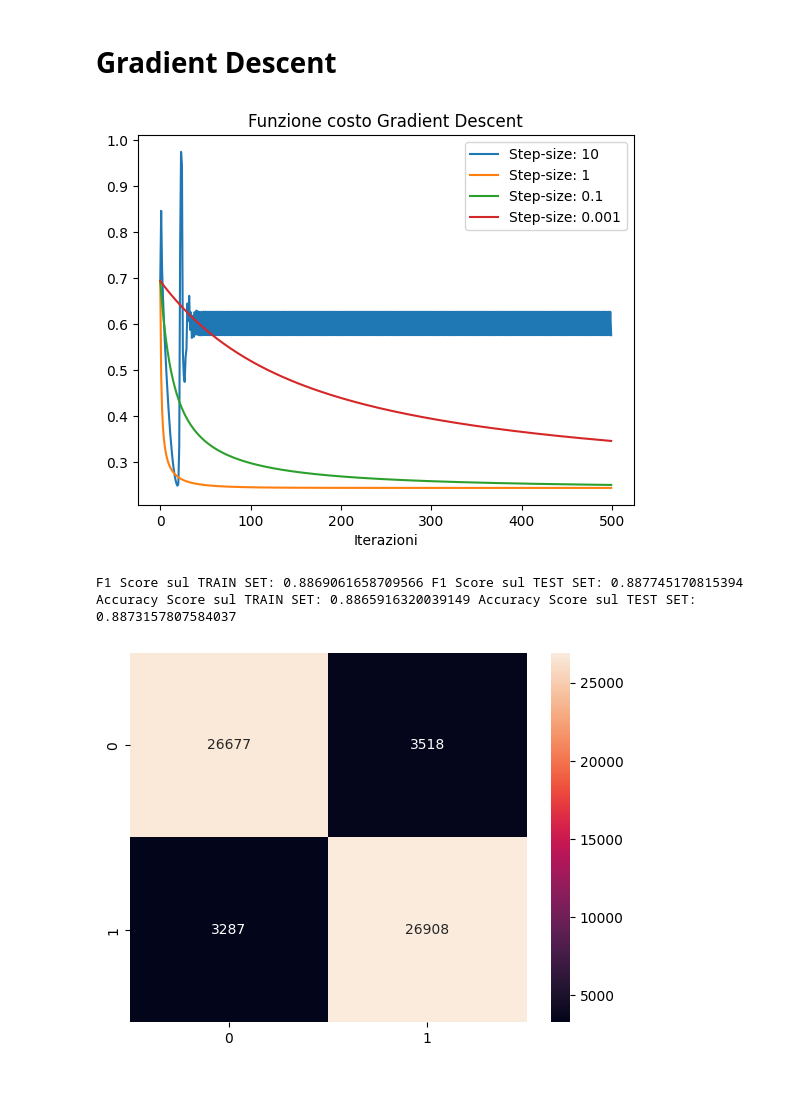
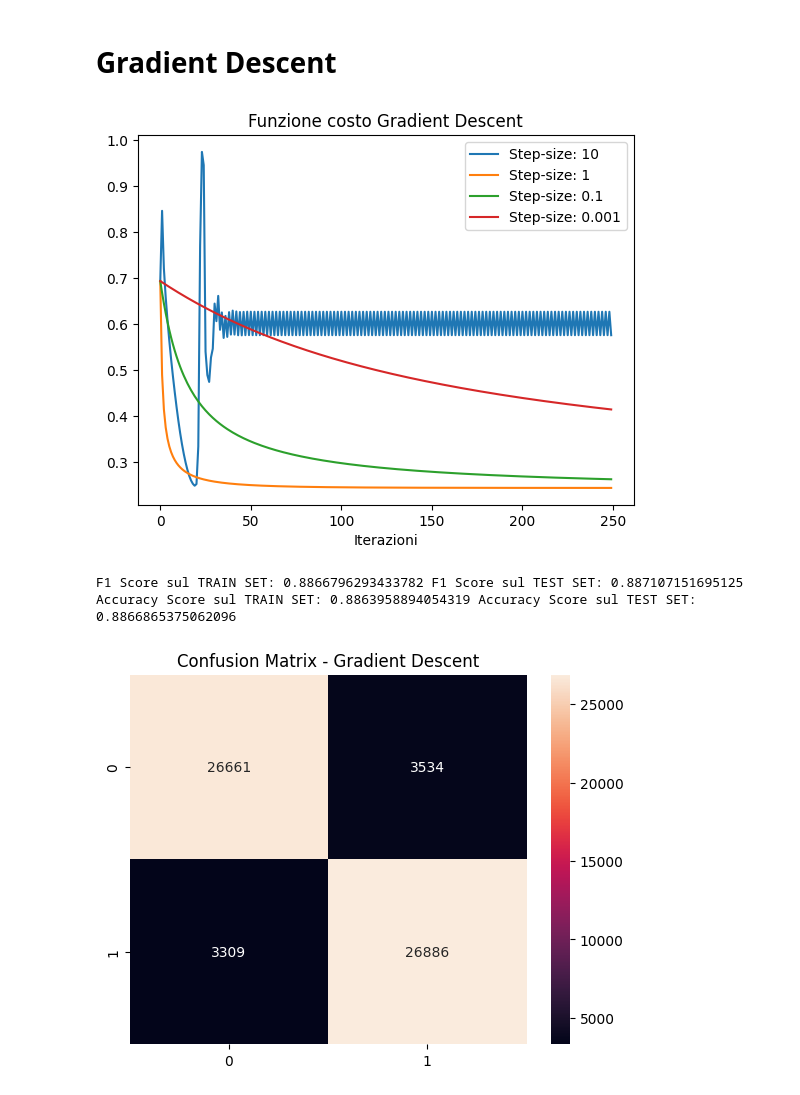
Before and after one commit to zAle711/progetto-Signal-Processing, a Jupyter notebook: results.ipynb, the cells around one changed output. Saved outputs shown, nothing was run; the diff lists cells and outputs as text; code cells hidden in the pictures.

```diff
--- a/results.ipynb
+++ b/results.ipynb
@@ -40,43 +28,42 @@ import matplotlib.pyplot as plt
 
 df = pd.read_json('results/gradient_descent.json')
 # %%
-x = np.array(range(0,500))
+x = np.array(range(0,250))
 y = df['value_cost_function'].to_numpy()
 
 # sns.lineplot(df, x='iteration',y='value_cost_function', hue='step' )
 
 # plt.plot(x[0:100],y[0][0:100], label='Step-size: 10')
-plt.plot(x,y[0], label='Step-size: 10')
-plt.plot(x,y[1], label='Step-size: 1')
-plt.plot(x,y[2], label='Step-size: 0.1')
-plt.plot(x,y[3], label='Step-size: 0.001')
+plt.plot(x,y[0][0:250], label='Step-size: 10')
+plt.plot(x,y[1][0:250], label='Step-size: 1')
+plt.plot(x,y[2][0:250], label='Step-size: 0.1')
+plt.plot(x,y[3][0:250], label='Step-size: 0.001')
 
 plt.title("Funzione costo Gradient Descent")
 plt.xlabel('Iterazioni')
 plt.legend()
 plt.show()
 # %% [output]
-[figure, old version]
+[figure, new version]
 # %%
 df_ottimo = df[ df['step'] == 0.1]
 parametri_ottimi = df_ottimo['value_optimal_parameters'].to_numpy()
 
 y_predicted_train = sigmoid(np.dot(x_tr,*parametri_ottimi)) > 0.5
 y_predicted_train = y_predicted_train.astype(int)
 
 y_predicted_test = sigmoid(np.dot(x_test,*parametri_ottimi)) > 0.5
 y_predicted_test = y_predicted_test.astype(int)
 
 
 print(f"F1 Score sul TRAIN SET: {f1_score(y_tr, y_predicted_train)} F1 Score sul TEST SET: {f1_score(y_test, y_predicted_test)}")
 print(f"Accuracy Score sul TRAIN SET: {accuracy_score(y_tr, y_predicted_train)} Accuracy Score sul TEST SET: {accuracy_score(y_test, y_predicted_test)}")
 
-
-from sklearn.metrics import accuracy_score, f1_score, confusion_matrix
 conf_matrix = confusion_matrix(y_test, y_predicted_test)
 sns.heatmap(conf_matrix, annot=True, fmt='d')
+plt.title("Confusion Matrix - Gradient Descent")
 plt.show()
 # %% [output]
-F1 Score sul TRAIN SET: 0.8869061658709566 F1 Score sul TEST SET: 0.887745170815394
-Accuracy Score sul TRAIN SET: 0.8865916320039149 Accuracy Score sul TEST SET: 0.8873157807584037
+F1 Score sul TRAIN SET: 0.8866796293433782 F1 Score sul TEST SET: 0.887107151695125
+Accuracy Score sul TRAIN SET: 0.8863958894054319 Accuracy Score sul TEST SET: 0.8866865375062096
-[figure, old version]
+[figure, new version]
```
Also changed, not shown: parts of 8 cells of this notebook, 4 other files.
